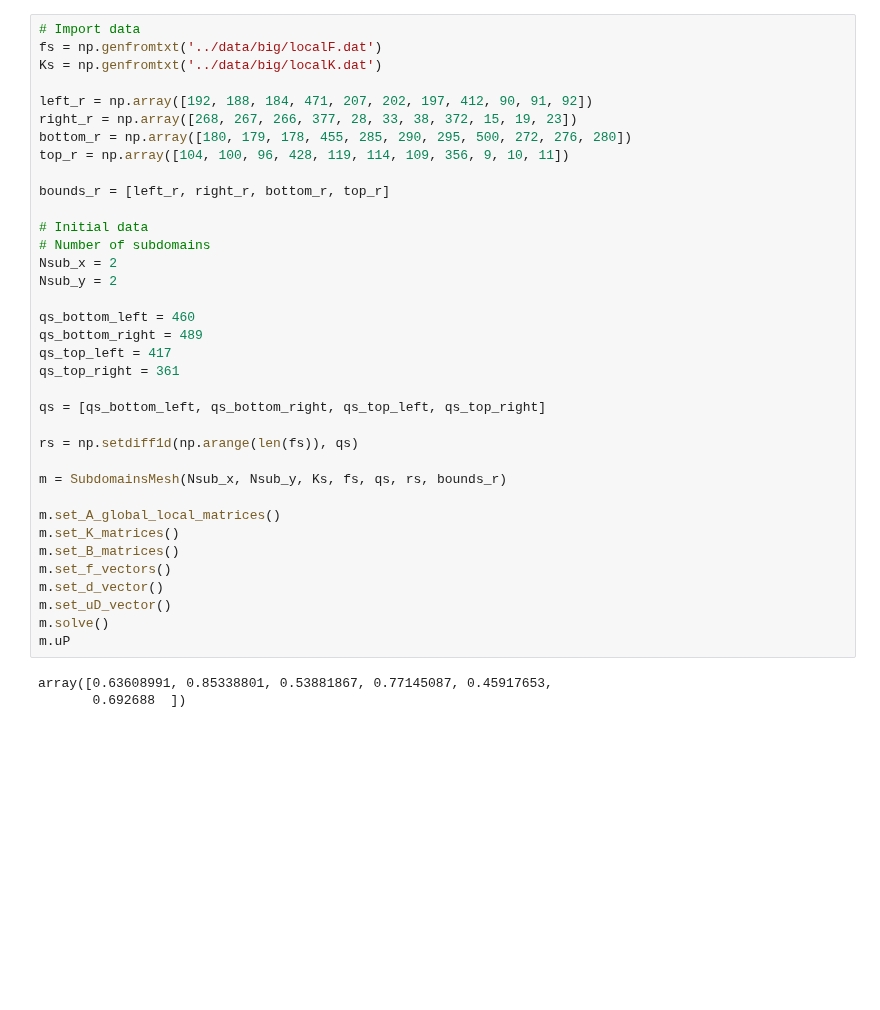
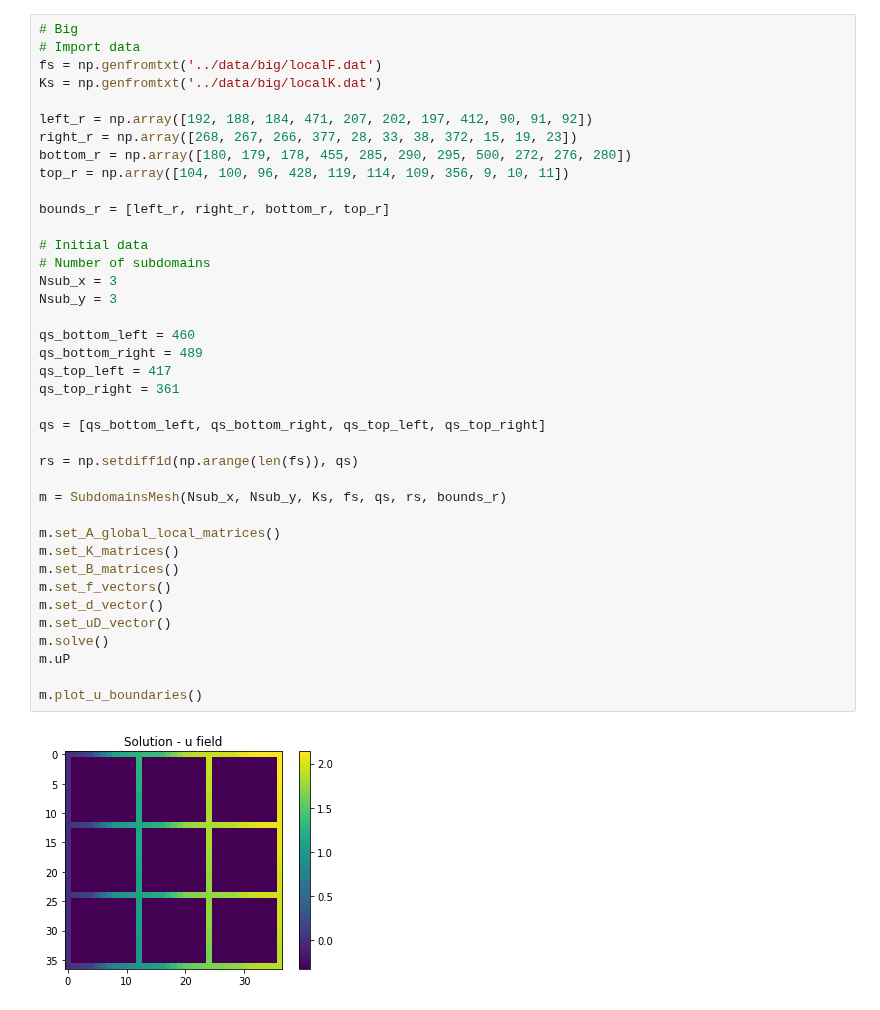
Before and after one commit to pauromeu/feti-dp-sp1, a Jupyter notebook: src/main_big.ipynb, the cells around one changed output. Drawn from its saved outputs; the diff is of its cells as text; blank space fills up the shorter version.

```diff
--- a/src/main_big.ipynb
+++ b/src/main_big.ipynb
@@ -14,4 +11,5 @@ The autoreload extension is already loaded. To reload it, use:
 # %%
+# Big
 # Import data
 fs = np.genfromtxt('../data/big/localF.dat')
 Ks = np.genfromtxt('../data/big/localK.dat')
@@ -19,37 +17,38 @@ Ks = np.genfromtxt('../data/big/localK.dat')
 left_r = np.array([192, 188, 184, 471, 207, 202, 197, 412, 90, 91, 92])
 right_r = np.array([268, 267, 266, 377, 28, 33, 38, 372, 15, 19, 23])
 bottom_r = np.array([180, 179, 178, 455, 285, 290, 295, 500, 272, 276, 280])
 top_r = np.array([104, 100, 96, 428, 119, 114, 109, 356, 9, 10, 11])
 
 bounds_r = [left_r, right_r, bottom_r, top_r]
 
 # Initial data
 # Number of subdomains
-Nsub_x = 2
-Nsub_y = 2
+Nsub_x = 3
+Nsub_y = 3
 
 qs_bottom_left = 460
 qs_bottom_right = 489
 qs_top_left = 417
 qs_top_right = 361
 
 qs = [qs_bottom_left, qs_bottom_right, qs_top_left, qs_top_right]
 
 rs = np.setdiff1d(np.arange(len(fs)), qs)
 
 m = SubdomainsMesh(Nsub_x, Nsub_y, Ks, fs, qs, rs, bounds_r)
 
 m.set_A_global_local_matrices()
 m.set_K_matrices()
 m.set_B_matrices()
 m.set_f_vectors()
 m.set_d_vector()
 m.set_uD_vector()
 m.solve()
 m.uP
+
+m.plot_u_boundaries()
 # %% [output]
-array([0.63608991, 0.85338801, 0.53881867, 0.77145087, 0.45917653,
-       0.692688  ])
+[figure, added]
 # %%
 # SMALL
 # Import data
```
Also changed, not shown: parts of 9 cells of this notebook, 18 other files.
